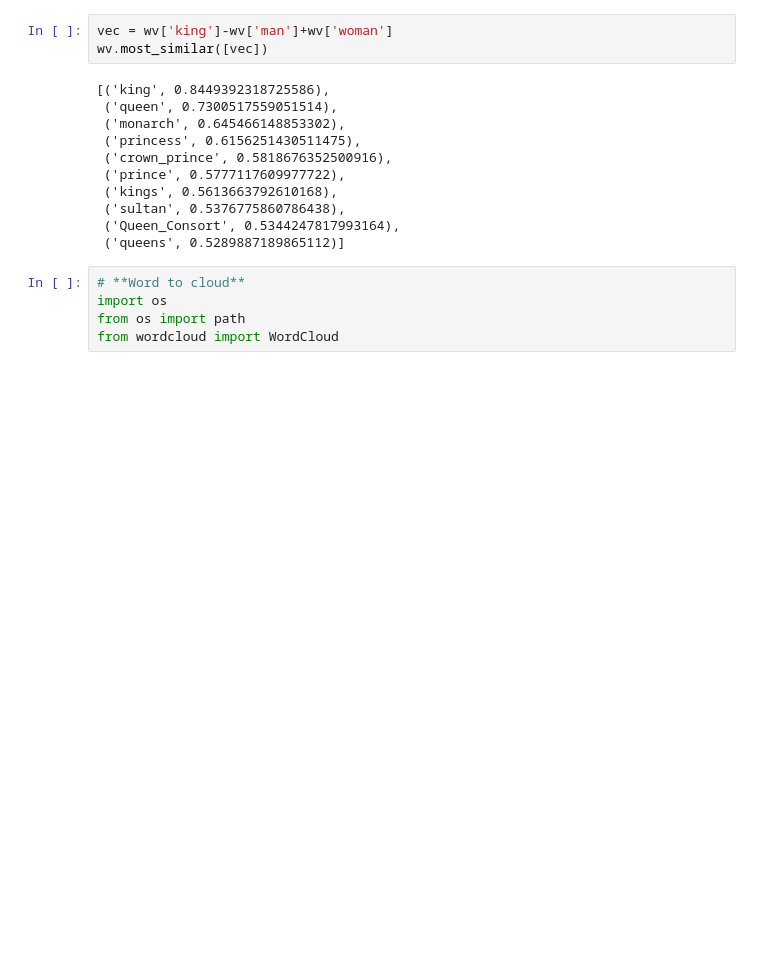
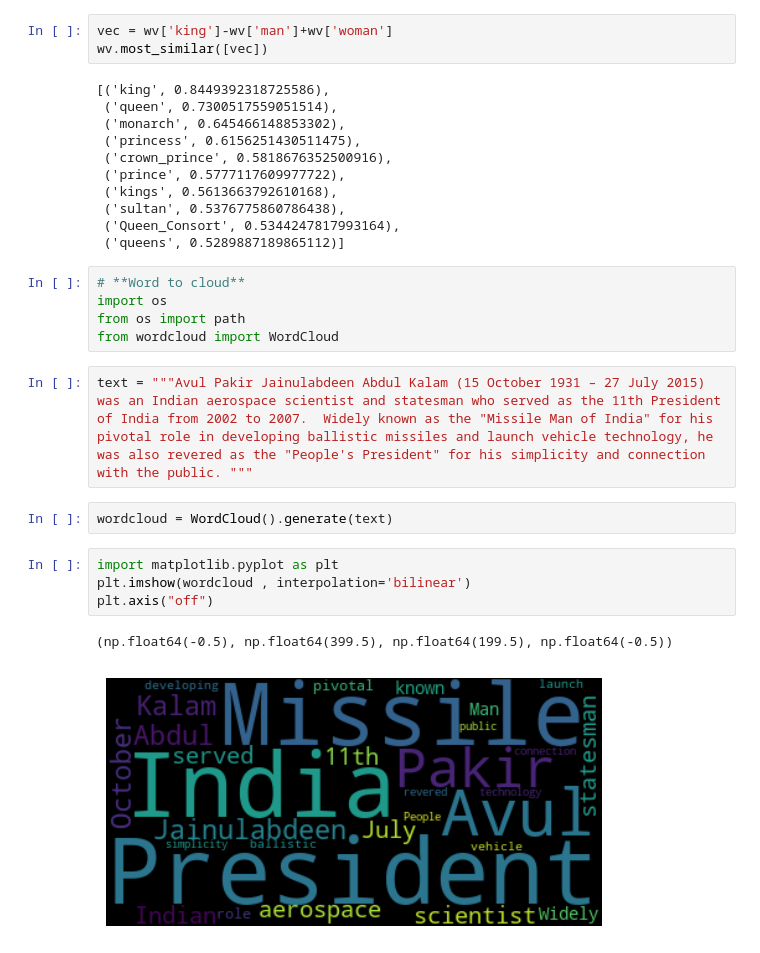
Before and after one commit to gitcrusher/NLP, a Jupyter notebook: preprocessing/preprocessing_in_nlp.ipynb, the cells around one changed output. Cells and saved outputs as stored; diff of their text form; blank space fills up the shorter version.

```diff
--- a/preprocessing/preprocessing_in_nlp.ipynb
+++ b/preprocessing/preprocessing_in_nlp.ipynb
@@ -407,3 +416,14 @@ wv.most_similar([vec])
 import os
 from os import path
 from wordcloud import WordCloud
+# %%
+text = """Avul Pakir Jainulabdeen Abdul Kalam (15 October 1931 – 27 July 2015) was an Indian aerospace scientist and statesman who served as the 11th President of India from 2002 to 2007.  Widely known as the "Missile Man of India" for his pivotal role in developing ballistic missiles and launch vehicle technology, he was also revered as the "People's President" for his simplicity and connection with the public. """
+# %%
+wordcloud = WordCloud().generate(text)
+# %%
+import matplotlib.pyplot as plt
+plt.imshow(wordcloud , interpolation='bilinear')
+plt.axis("off")
+# %% [output]
+(np.float64(-0.5), np.float64(399.5), np.float64(199.5), np.float64(-0.5))
+[figure, added]
```
Also changed, not shown: parts of 1 cell of this notebook.
